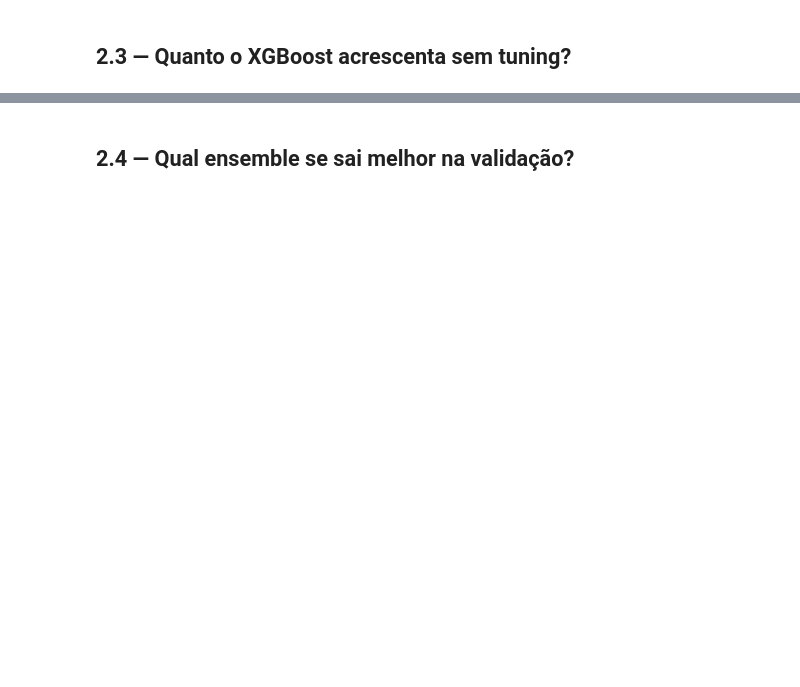
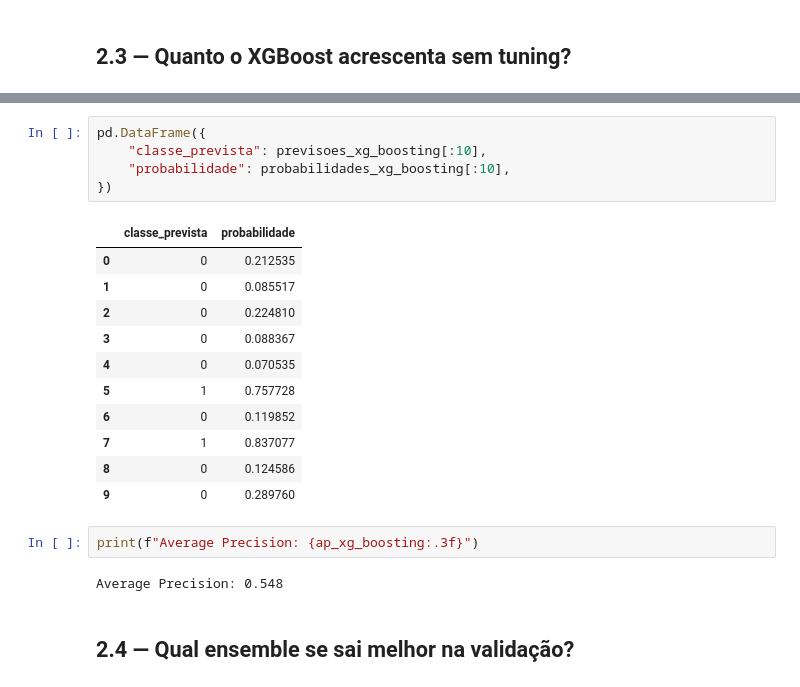
Before and after one commit to ariel-velardo/ALURA, a Jupyter notebook: classificacao-avancando-classificadores/notebooks/02_ensembles.ipynb, the cells around one changed output, grey strips where cells are left out. Saved outputs shown, nothing was run; the diff lists cells and outputs as text; blank space fills up the shorter version.

```diff
--- a/classificacao-avancando-classificadores/notebooks/02_ensembles.ipynb
+++ b/classificacao-avancando-classificadores/notebooks/02_ensembles.ipynb
@@ -236,2 +233,23 @@ comparacao_gradient_xgboost.round(5)
+# %%
+pd.DataFrame({
+    "classe_prevista": previsoes_xg_boosting[:10],
+    "probabilidade": probabilidades_xg_boosting[:10],
+})
+# %% [output]
+|  | classe_prevista | probabilidade |
+| 0 | 0 | 0.212535 |
+| 1 | 0 | 0.085517 |
+| 2 | 0 | 0.224810 |
+| 3 | 0 | 0.088367 |
+| 4 | 0 | 0.070535 |
+| 5 | 1 | 0.757728 |
+| 6 | 0 | 0.119852 |
+| 7 | 1 | 0.837077 |
+| 8 | 0 | 0.124586 |
+| 9 | 0 | 0.289760 |
+# %%
+print(f"Average Precision: {ap_xg_boosting:.3f}")
+# %% [output]
+Average Precision: 0.548
 # %% [markdown]
 ## 2.4 — Qual ensemble se sai melhor na validação?
```
Also changed, not shown: parts of 12 cells of this notebook.
